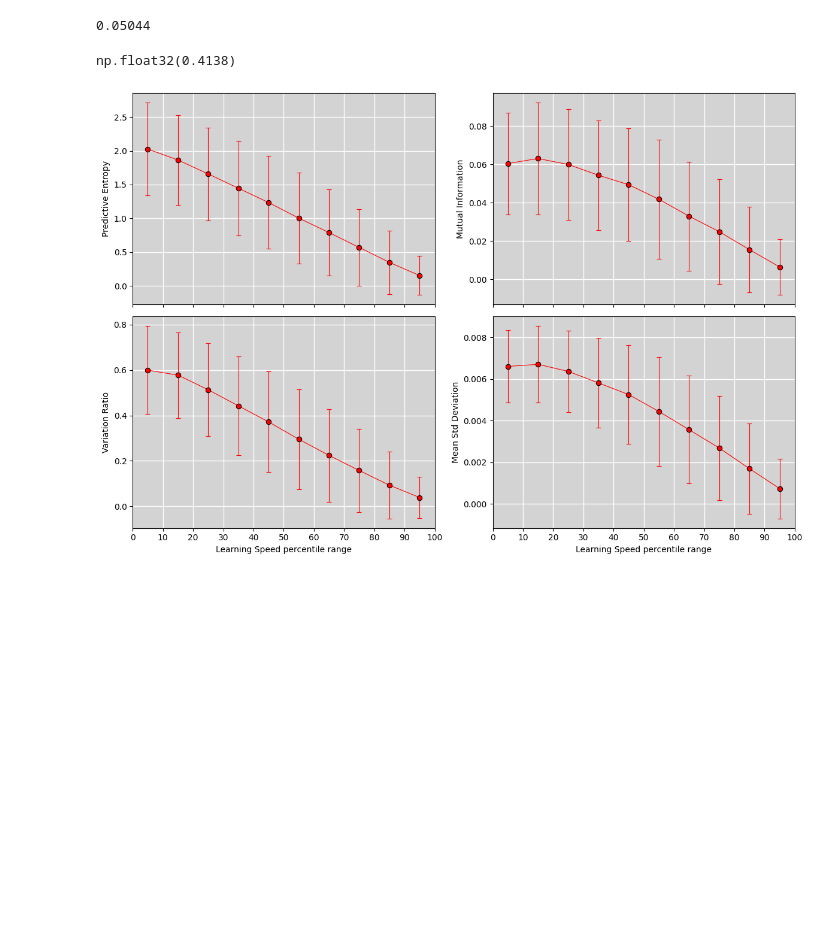
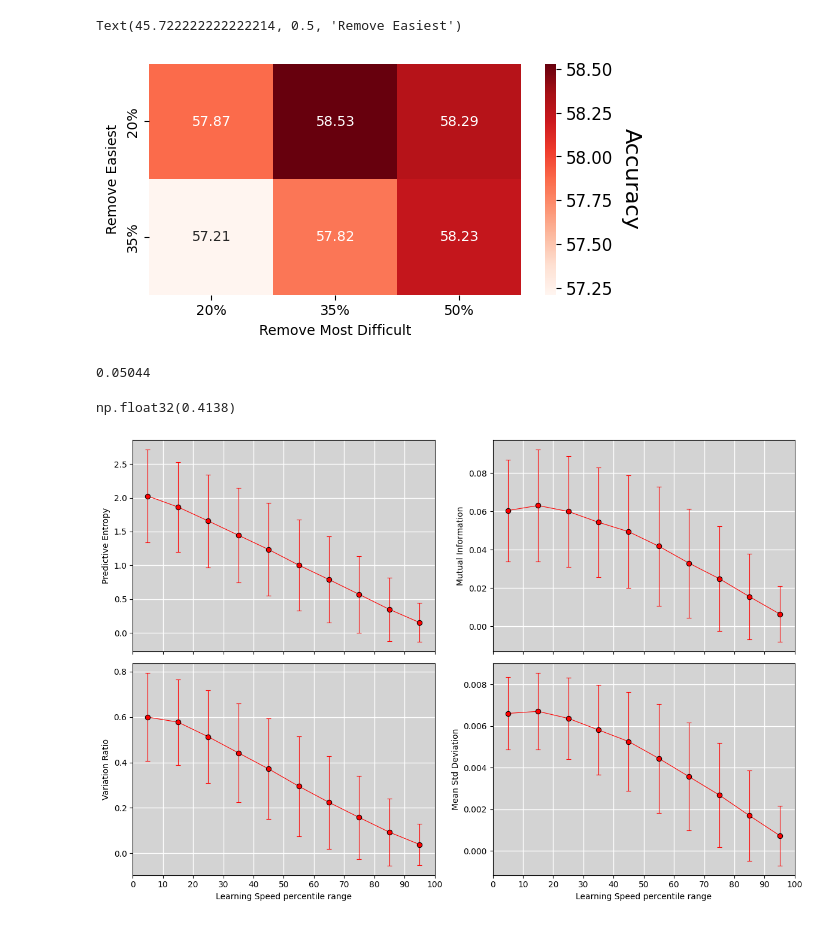
Before and after one commit to karirogg/learn-deep, a Jupyter notebook: src/metrics/metric_analysis.ipynb, the cells around one changed output. Saved outputs shown, nothing was run; the diff lists cells and outputs as text; code cells hidden in the pictures; blank space fills up the shorter version.

```diff
--- a/src/metrics/metric_analysis.ipynb
+++ b/src/metrics/metric_analysis.ipynb
@@ -21,3 +53,28 @@ sns.pairplot(df, plot_kws={"s": 8, "alpha":0.5});
+# %%
+results = [[57.87, 58.53, 58.29], [57.21, 57.82, 58.23]]
+df = pd.DataFrame(results)
+
+plt.figure(figsize=(6, 3))
+heatmap = sns.heatmap(
+    df,
+    annot=True,
+    fmt='.2f',
+    cmap='Reds',
+    xticklabels=["20%", "35%", "50%"],
+    yticklabels=["20%", "35%"],
+    cbar_kws={'label': 'Accuracy', 'orientation' : 'vertical'}
+)
+cbar = heatmap.collections[0].colorbar
+cbar.ax.tick_params(labelsize=12)  # Adjust tick label size
+cbar.set_label('Accuracy', size=16, labelpad=15)  # Adjust label size and padding
+cbar.ax.xaxis.set_label_position('top')  # Set the label position to top
+cbar.ax.xaxis.set_ticks_position('top')  # Move the ticks to the top
+cbar.ax.set_ylabel('Accuracy', rotation=270, size=16, labelpad=20)
+plt.xlabel("Remove Most Difficult")
+plt.ylabel("Remove Easiest")
+# %% [output]
+Text(45.722222222222214, 0.5, 'Remove Easiest')
+[figure, added]
 # %%
 len(df[df["Learning_Speed"] == 0])/25000
 # %% [output]
```
Also changed, not shown: parts of 2 cells of this notebook.
